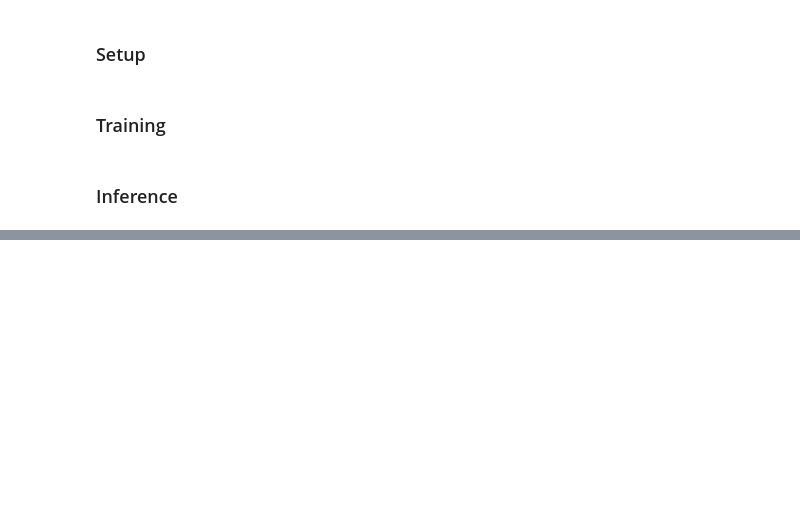
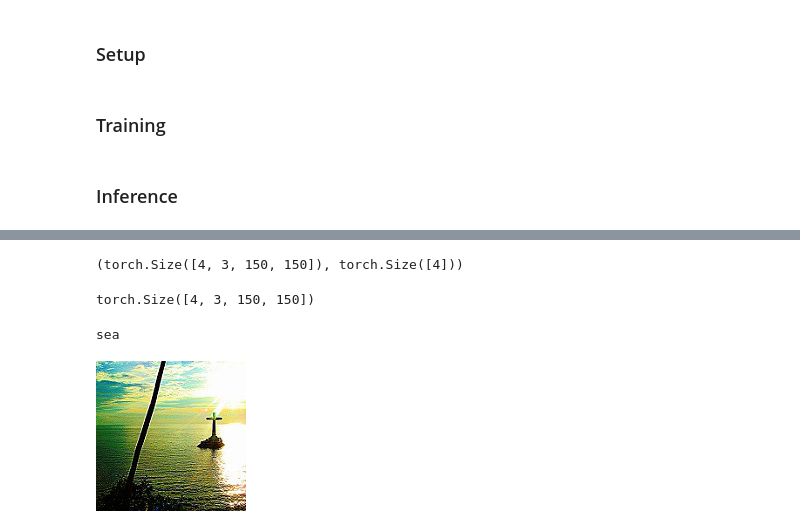
Before and after one commit to sudarshan85/adversarial_demo, a Jupyter notebook: natural_scene.ipynb, the cells around one changed output, grey strips where cells are left out. Drawn from its saved outputs; the diff is of its cells as text; code cells hidden in the pictures; blank space fills up the shorter version.

```diff
--- a/natural_scene.ipynb
+++ b/natural_scene.ipynb
@@ -302,0 +300,19 @@ Predicted Label: mountain
+# %%
+bs = 4
+test_dl = DataLoader(test_ds, batch_size=bs, shuffle=True)
+unlabeled_dl = DataLoader(unlabeled_ds, batch_size=bs, shuffle=True)
+# %%
+test_itr = iter(test_dl)
+unlabeled_itr = iter(unlabeled_dl)
+# %%
+imgs, labels = test_itr.next()
+imgs,labels = imgs.cuda(),labels.cuda()
+imgs.shape, labels.shape
+# %% [output]
+(torch.Size([4, 3, 150, 150]), torch.Size([4]))
+# %%
+adversary = LinfPGDAttack(trained_model, loss_fn=nn.CrossEntropyLoss(reduction="sum"), eps=0.15, nb_iter=40, eps_iter=0.01, rand_init=True, clip_min=0.0, clip_max=1.0, targeted=False)
+adv_untargeted = adversary.perturb(imgs, labels)
+adv_untargeted.shape
+# %% [output]
+torch.Size([4, 3, 150, 150])
@@ -302,0 +322,8 @@ Predicted Label: mountain
+# %%
+idx = np.random.randint(len(imgs))
+# %%
+print(train_ds.classes[labels[idx].cpu()])
+for_disp(imgs[idx].cpu())
+# %% [output]
+sea
+[figure, added]
```
Also changed, not shown: parts of 24 cells of this notebook.
